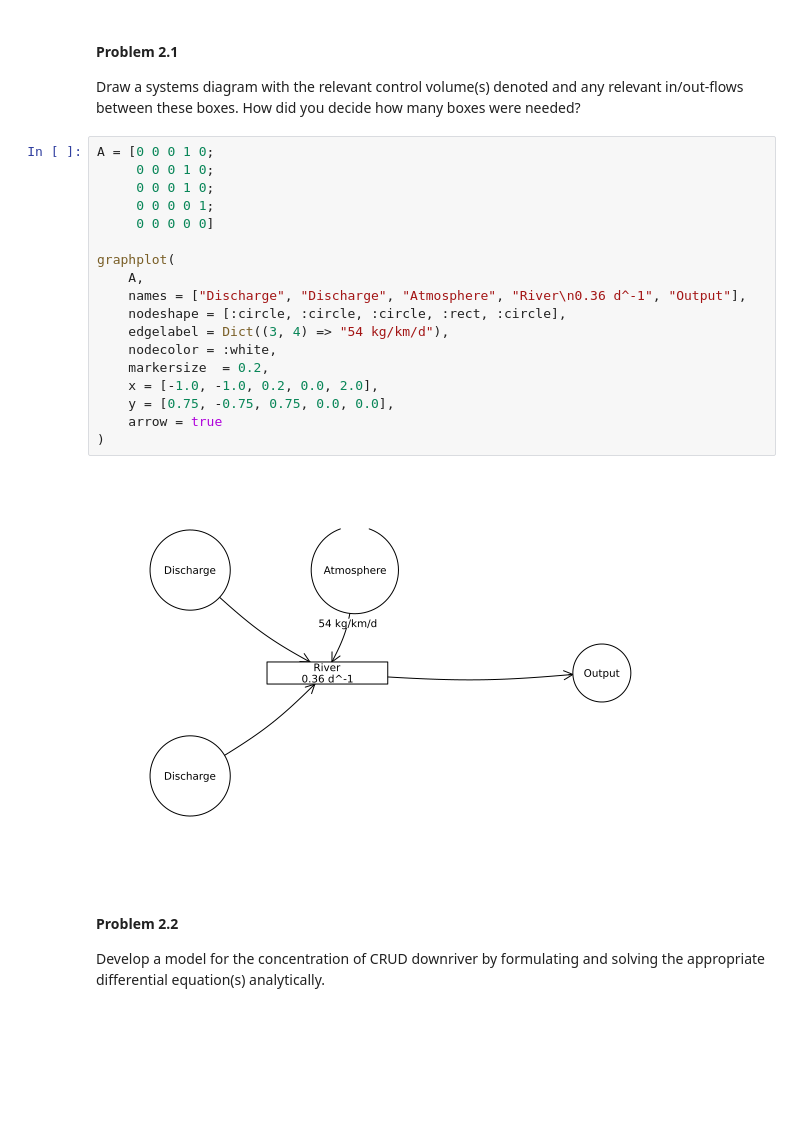
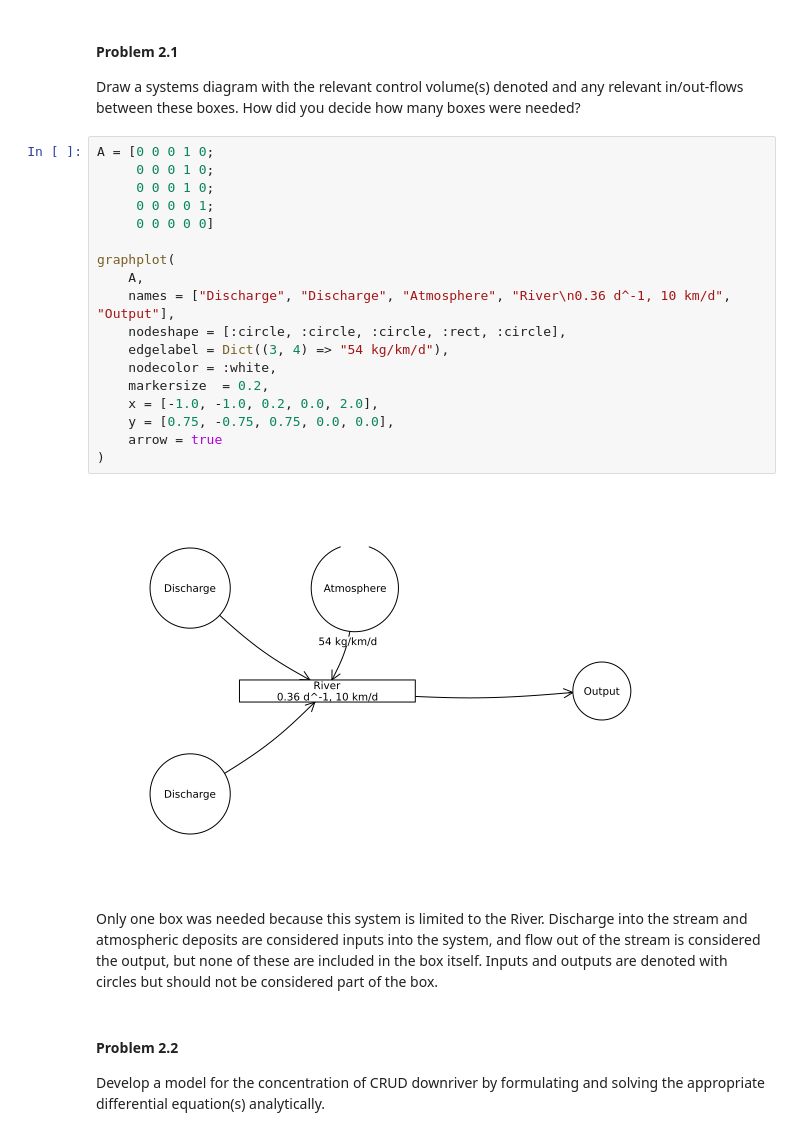
Before and after one commit to BEE4750-FA25/hw2-sarah-nathan, a Jupyter notebook: hw02.ipynb, the cells around one changed output. Saved outputs shown, nothing was run; the diff lists cells and outputs as text; blank space fills up the shorter version.

```diff
--- a/hw02.ipynb
+++ b/hw02.ipynb
@@ -81,23 +78,25 @@ many boxes were needed?
 # %%
 A = [0 0 0 1 0;
      0 0 0 1 0;
      0 0 0 1 0;
      0 0 0 0 1;
      0 0 0 0 0]
 
 graphplot(
     A,
-    names = ["Discharge", "Discharge", "Atmosphere", "River\n0.36 d^-1", "Output"],
+    names = ["Discharge", "Discharge", "Atmosphere", "River\n0.36 d^-1, 10 km/d", "Output"],
     nodeshape = [:circle, :circle, :circle, :rect, :circle],
     edgelabel = Dict((3, 4) => "54 kg/km/d"),
     nodecolor = :white,
     markersize  = 0.2,
     x = [-1.0, -1.0, 0.2, 0.0, 2.0],
     y = [0.75, -0.75, 0.75, 0.0, 0.0],
     arrow = true
 )
 # %% [output]
-[figure, old version]
+[figure, new version]
+# %% [markdown]
+Only one box was needed because this system is limited to the River. Discharge into the stream and atmospheric deposits are considered inputs into the system, and flow out of the stream is considered the output, but none of these are included in the box itself. Inputs and outputs are denoted with circles but should not be considered part of the box.
 # %% [markdown]
 #### Problem 2.2
 
```
Also changed, not shown: parts of 3 cells of this notebook.
